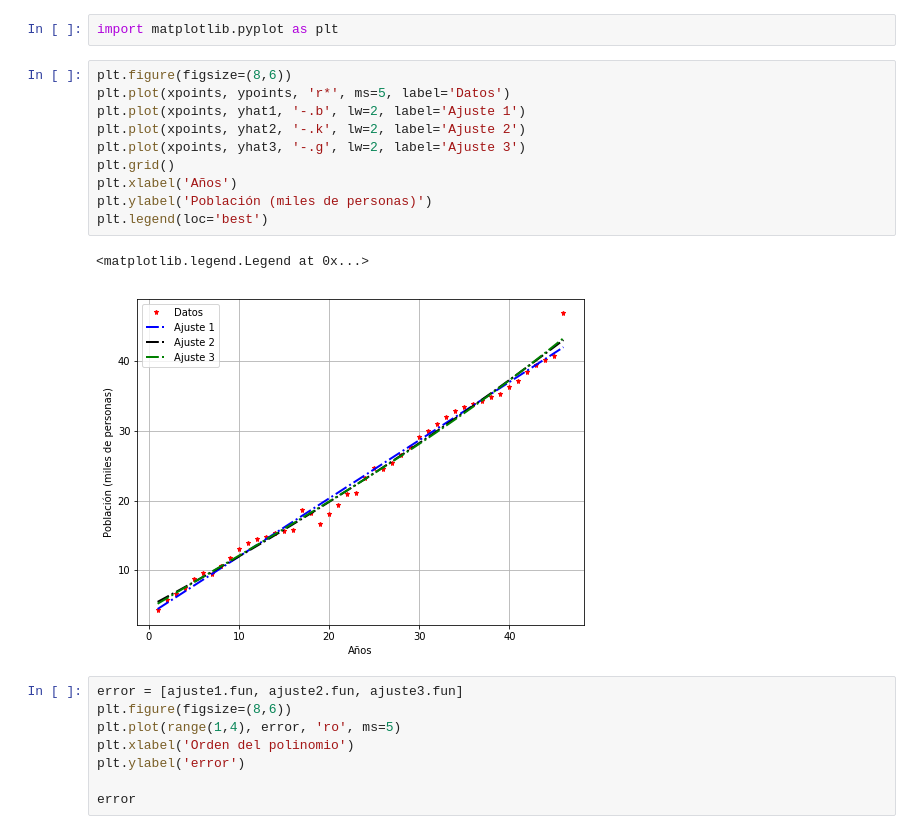
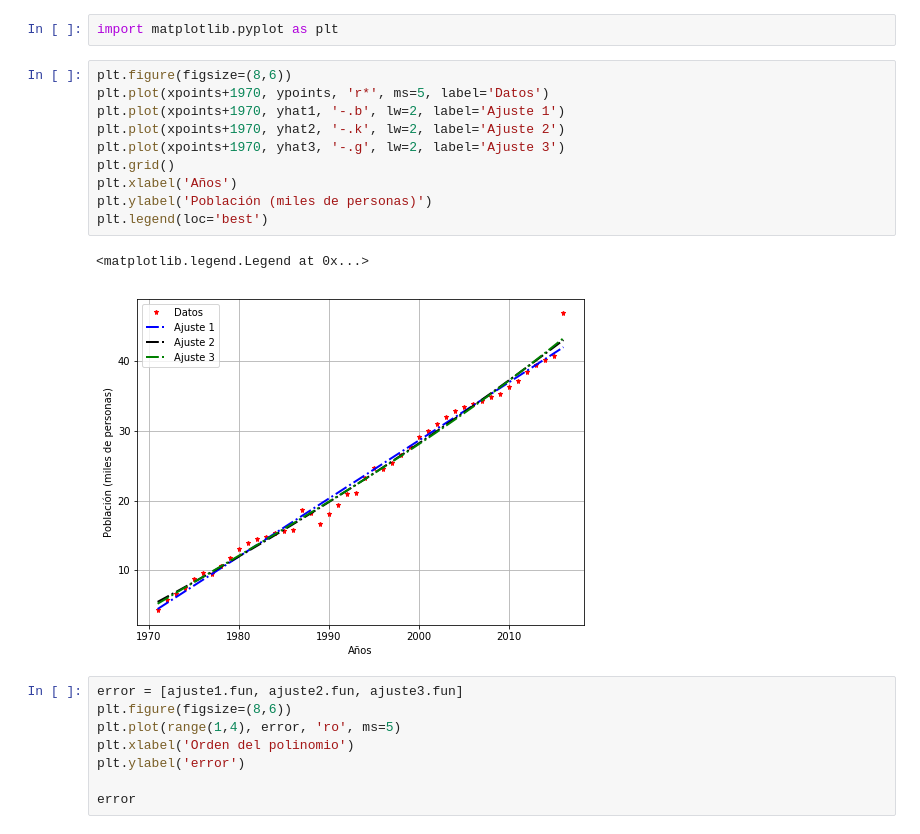
Before and after one commit to valerialadron/SimMat2019_1, a Jupyter notebook: Modulo1/Clase7_RepasoModulo1.ipynb, the cells around one changed output. Drawn from its saved outputs; the diff is of its cells as text.

```diff
--- a/Modulo1/Clase7_RepasoModulo1.ipynb
+++ b/Modulo1/Clase7_RepasoModulo1.ipynb
@@ -265,17 +265,17 @@ yhat3 = (ajuste3.x[0]+ajuste3.x[1]*xpoints+ ajuste3.x[2]*(xpoints)**2+ ajuste3.x
 import matplotlib.pyplot as plt
 # %%
 plt.figure(figsize=(8,6))
-plt.plot(xpoints, ypoints, 'r*', ms=5, label='Datos')
-plt.plot(xpoints, yhat1, '-.b', lw=2, label='Ajuste 1')
-plt.plot(xpoints, yhat2, '-.k', lw=2, label='Ajuste 2')
-plt.plot(xpoints, yhat3, '-.g', lw=2, label='Ajuste 3')
+plt.plot(xpoints+1970, ypoints, 'r*', ms=5, label='Datos')
+plt.plot(xpoints+1970, yhat1, '-.b', lw=2, label='Ajuste 1')
+plt.plot(xpoints+1970, yhat2, '-.k', lw=2, label='Ajuste 2')
+plt.plot(xpoints+1970, yhat3, '-.g', lw=2, label='Ajuste 3')
 plt.grid()
 plt.xlabel('Años')
 plt.ylabel('Población (miles de personas)')
 plt.legend(loc='best')
 # %% [output]
 <matplotlib.legend.Legend at 0x...>
-[figure, old version]
+[figure, new version]
 # %%
 error = [ajuste1.fun, ajuste2.fun, ajuste3.fun]
 plt.figure(figsize=(8,6))
```
Also changed, not shown: parts of 1 cell of this notebook, 1 other file.
